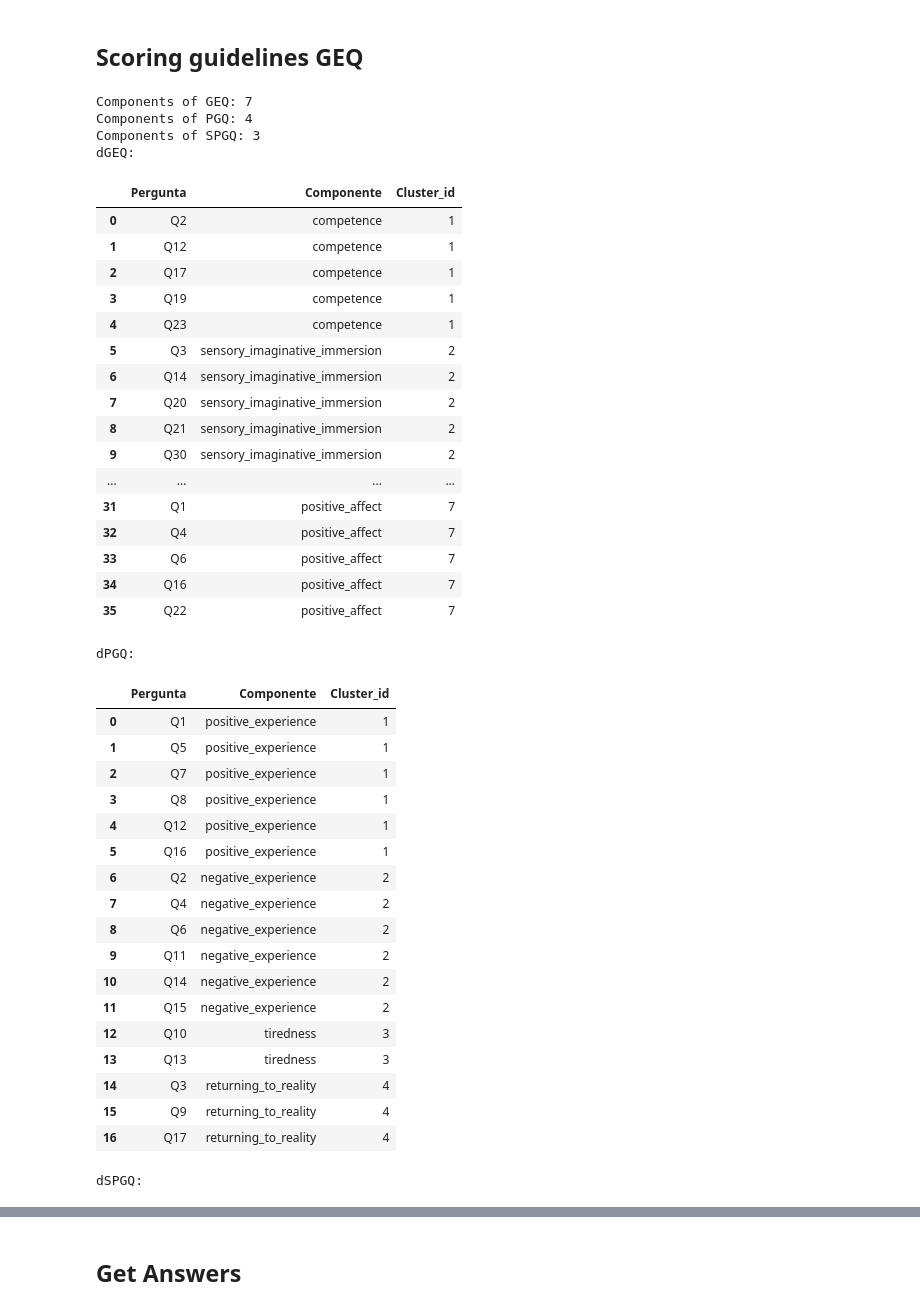
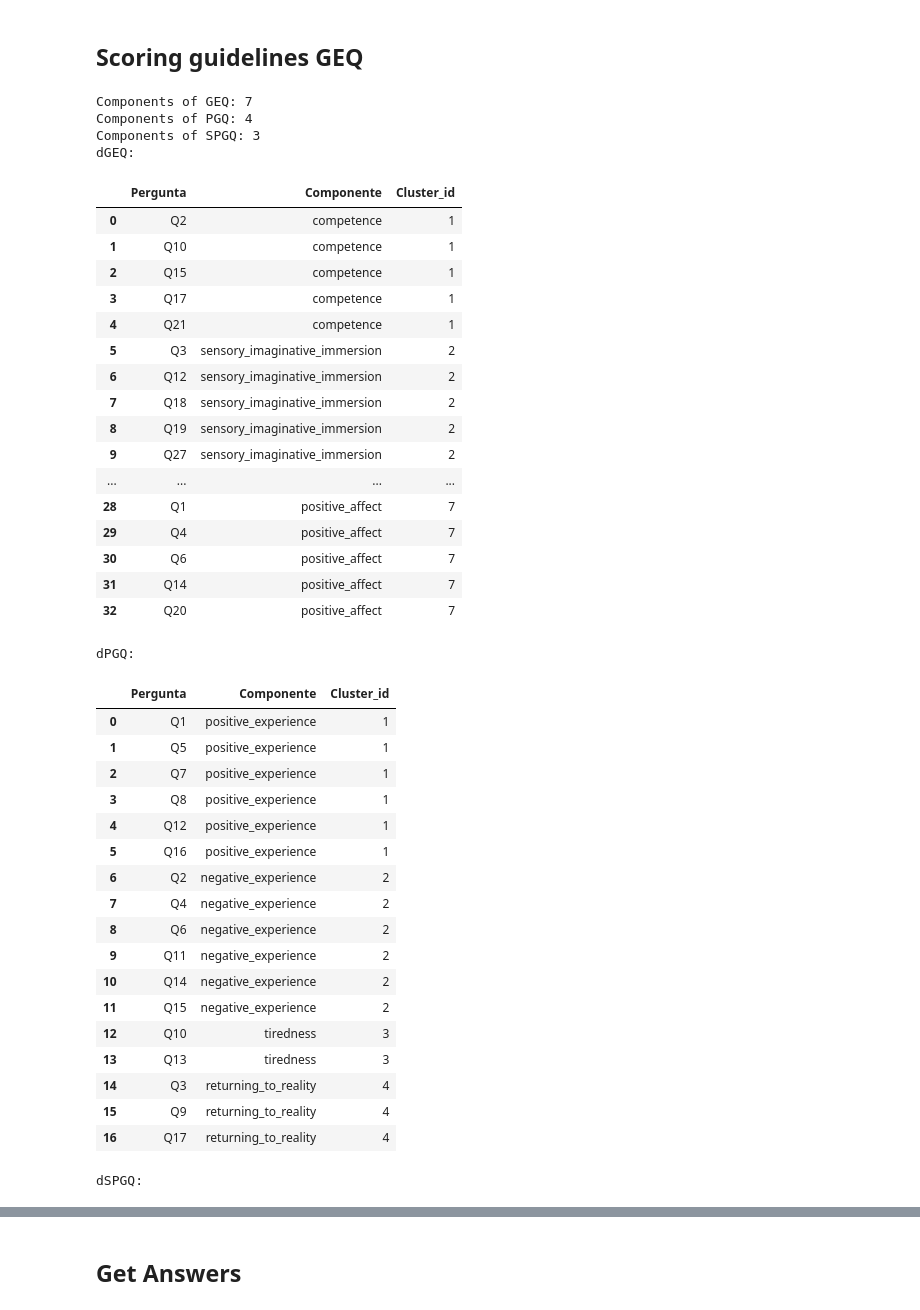
Before and after one commit to Rogerio-mack/game_q, a Jupyter notebook: geq_analise_todos_questionarios_20250524.ipynb, the cells around one changed output, grey strips where cells are left out. Saved outputs shown, nothing was run; the diff lists cells and outputs as text; code cells hidden in the pictures.

```diff
--- a/geq_analise_todos_questionarios_20250524.ipynb
+++ b/geq_analise_todos_questionarios_20250524.ipynb
@@ -12,13 +12,13 @@ import warnings
 ## Scoring guidelines GEQ
 # %%
 GEQ = {
-    "competence": [2, 12, 17, 19, 23],  # 42 é um item reserva... is a spare item for translation.
-    "sensory_imaginative_immersion": [3, 14, 20, 21, 30, 33],
-    "flow": [5, 15, 28, 31, 34],  # 40 é um item reserva
-    "tension": [7, 9, 24, 27, 32],  # 39 é um item reserva
-    "challenge": [8, 13, 26, 29, 36],  # 37 é um item reserva
-    "negative_affect": [10, 11, 18, 25, 35],  # 38 é um item reserva
-    "positive_affect": [1, 4, 6, 16, 22],  # 41 é um item reserva
+    "competence": [2, 10, 15, 17, 21],
+    "sensory_imaginative_immersion": [3, 12, 18, 19, 27, 30],
+    "flow": [5, 13, 25, 28, 31],
+    "tension/annoyance": [22, 24, 29],
+    "challenge": [11, 23, 26, 32, 33],
+    "negative_affect": [7, 8, 9, 16],
+    "positive_affect": [1, 4, 6, 14, 20],
 }
 
 PGQ = {
@@ -40,48 +40,48 @@ for k,v in GEQ_components.items():
   print(f'Components of {k}: {v}')
 
 def create_inverted_df(data_dict, dict_name):
     rows = []
     n_component = 0
     for component, items in data_dict.items():
         n_component = n_component + 1
         for order, item in enumerate(items, start=1):
             rows.append([f"Q{item}", component, n_component])
     return pd.DataFrame(rows, columns=["Pergunta", "Componente", "Cluster_id"])
 
 # Criando os dataframes invertidos
 dGEQ = create_inverted_df(GEQ, "GEQ")
 dPGQ = create_inverted_df(PGQ, "PGQ")
 dSPGQ = create_inverted_df(SPGQ, "SPGQ")
 
 # Exibindo os dataframes
 print("dGEQ:")
 display(dGEQ)
 print("\ndPGQ:")
 display(dPGQ)
 print("\ndSPGQ:")
 display(dSPGQ)
 # %% [output]
 Components of GEQ: 7
 Components of PGQ: 4
 Components of SPGQ: 3
 dGEQ:
 |  | Pergunta | Componente | Cluster_id |
 | 0 | Q2 | competence | 1 |
-| 1 | Q12 | competence | 1 |
-| 2 | Q17 | competence | 1 |
-| 3 | Q19 | competence | 1 |
-| 4 | Q23 | competence | 1 |
+| 1 | Q10 | competence | 1 |
+| 2 | Q15 | competence | 1 |
+| 3 | Q17 | competence | 1 |
+| 4 | Q21 | competence | 1 |
 | 5 | Q3 | sensory_imaginative_immersion | 2 |
-| 6 | Q14 | sensory_imaginative_immersion | 2 |
-| 7 | Q20 | sensory_imaginative_immersion | 2 |
-| 8 | Q21 | sensory_imaginative_immersion | 2 |
-| 9 | Q30 | sensory_imaginative_immersion | 2 |
+| 6 | Q12 | sensory_imaginative_immersion | 2 |
+| 7 | Q18 | sensory_imaginative_immersion | 2 |
+| 8 | Q19 | sensory_imaginative_immersion | 2 |
+| 9 | Q27 | sensory_imaginative_immersion | 2 |
 | ... | ... | ... | ... |
-| 31 | Q1 | positive_affect | 7 |
-| 32 | Q4 | positive_affect | 7 |
-| 33 | Q6 | positive_affect | 7 |
-| 34 | Q16 | positive_affect | 7 |
-| 35 | Q22 | positive_affect | 7 |
+| 28 | Q1 | positive_affect | 7 |
+| 29 | Q4 | positive_affect | 7 |
+| 30 | Q6 | positive_affect | 7 |
+| 31 | Q14 | positive_affect | 7 |
+| 32 | Q20 | positive_affect | 7 |
 dPGQ:
 |  | Pergunta | Componente | Cluster_id |
 | 0 | Q1 | positive_experience | 1 |
```
Also changed, not shown: parts of 8 cells of this notebook.
